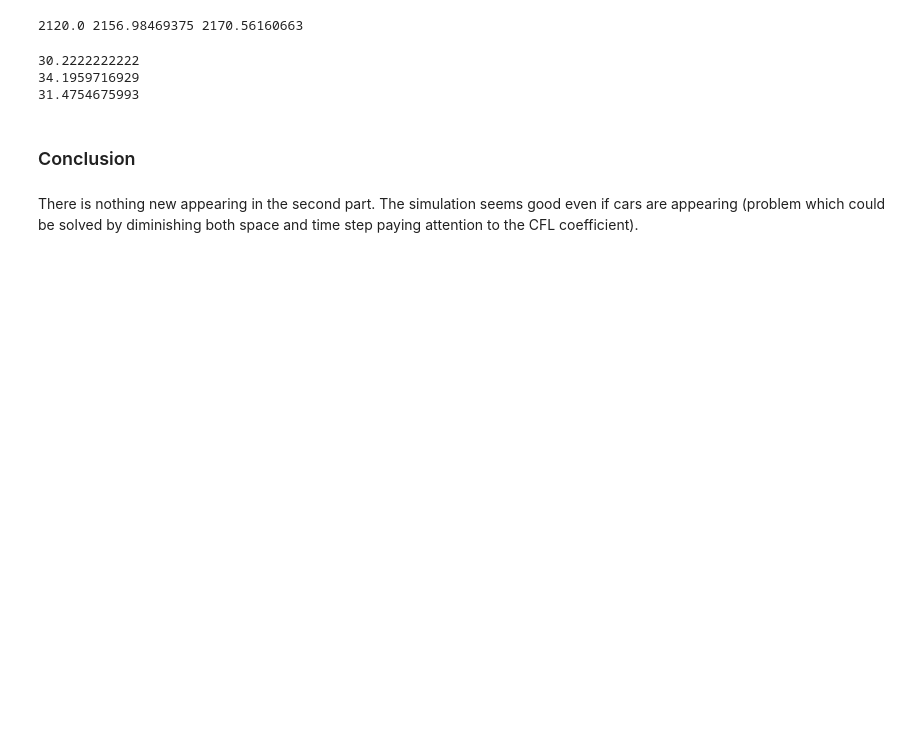
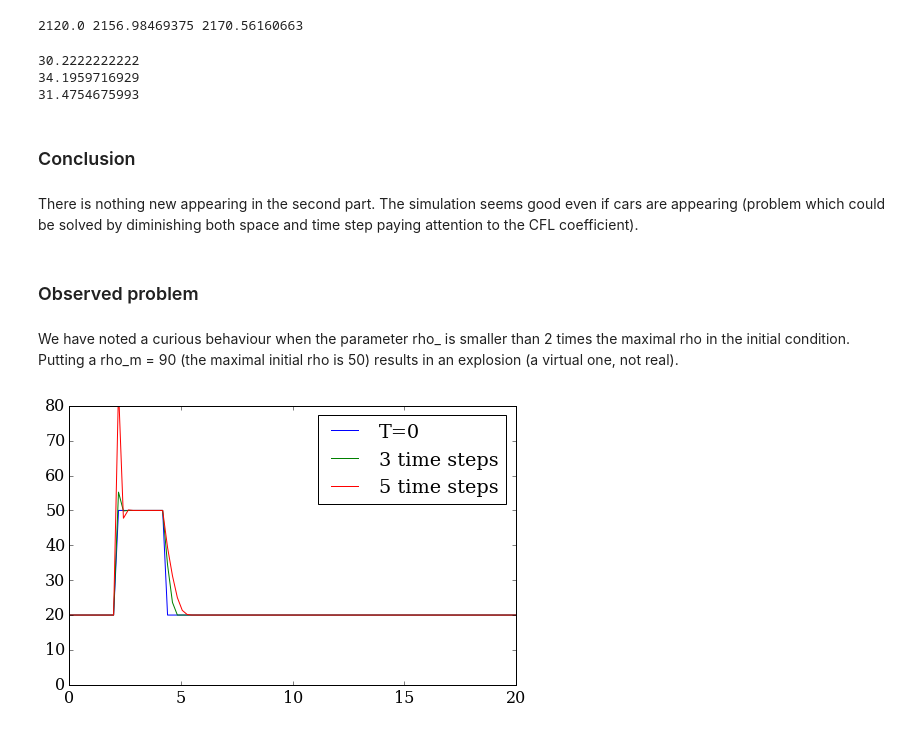
Before and after one commit to costerck/numerical-mooc, a Jupyter notebook: working/Lesson 2/TrafficEquationSolution.ipynb, the cells around one changed output. Cells and saved outputs as stored; diff of their text form; code cells hidden in the pictures; blank space fills up the shorter version.

```diff
--- a/working/Lesson 2/TrafficEquationSolution.ipynb
+++ b/working/Lesson 2/TrafficEquationSolution.ipynb
@@ -231,3 +233,32 @@ print(V_min_3)
 ### Conclusion
 # %% [markdown]
 There is nothing new appearing in the second part. The simulation seems good even if cars are appearing (problem which could be solved by diminishing both space and time step paying attention to the CFL coefficient).
+# %% [markdown]
+### Observed problem
+# %% [markdown]
+We have noted a curious behaviour when the parameter rho_ is smaller than 2 times the maximal rho in the initial condition. Putting a rho_m = 90 (the maximal initial rho is 50) results in an explosion (a virtual one, not real).
+# %%
+Vmax = 136
+x = numpy.linspace(0,L,nx)
+rho0 = numpy.ones(nx)*20
+rho0[10:20] = 50
+rhoi=20
+dx=L/nx
+rhomax = 90
+
+#calculating solutions
+u1=TrafEqSol(rho0, Vmax, rhomax, 0, dt, dx, rhoi)
+u2=TrafEqSol(rho0, Vmax, rhomax, 0.002, dt, dx, rhoi)
+u3=TrafEqSol(rho0, Vmax, rhomax, 0.005, dt, dx, rhoi)
+
+
+#Let's plot the solution because we like graphs
+pyplot.figure(figsize=(8,5), dpi=100)
+pyplot.plot(x,u1, label='T=0')
+pyplot.plot(x,u2, label='3 time steps')
+pyplot.plot(x,u3, label='5 time steps')
+pyplot.xlim([0,20])
+pyplot.ylim([0,80])
+pyplot.legend();
+# %% [output]
+[figure, added]
```
Also changed, not shown: parts of 13 cells of this notebook.
